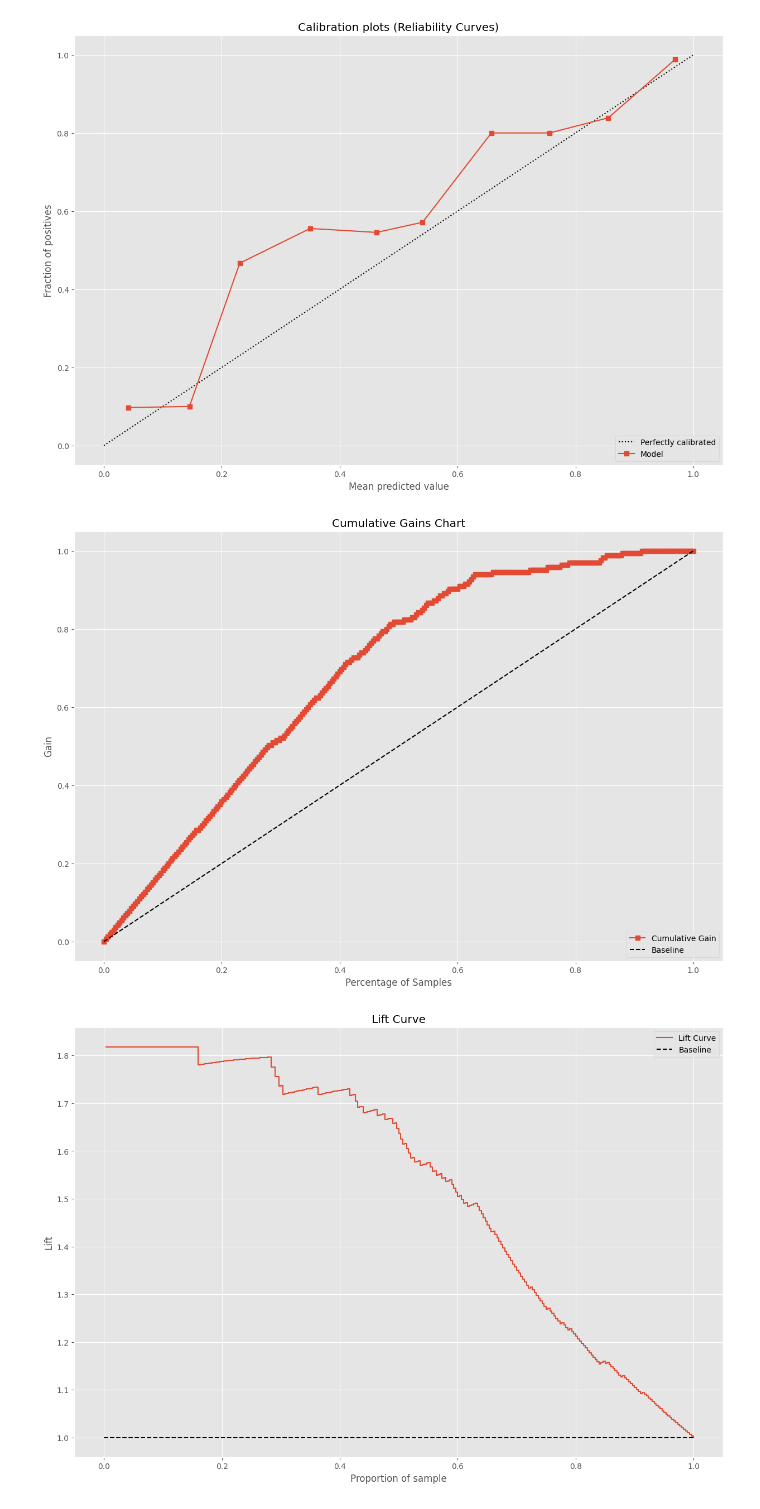
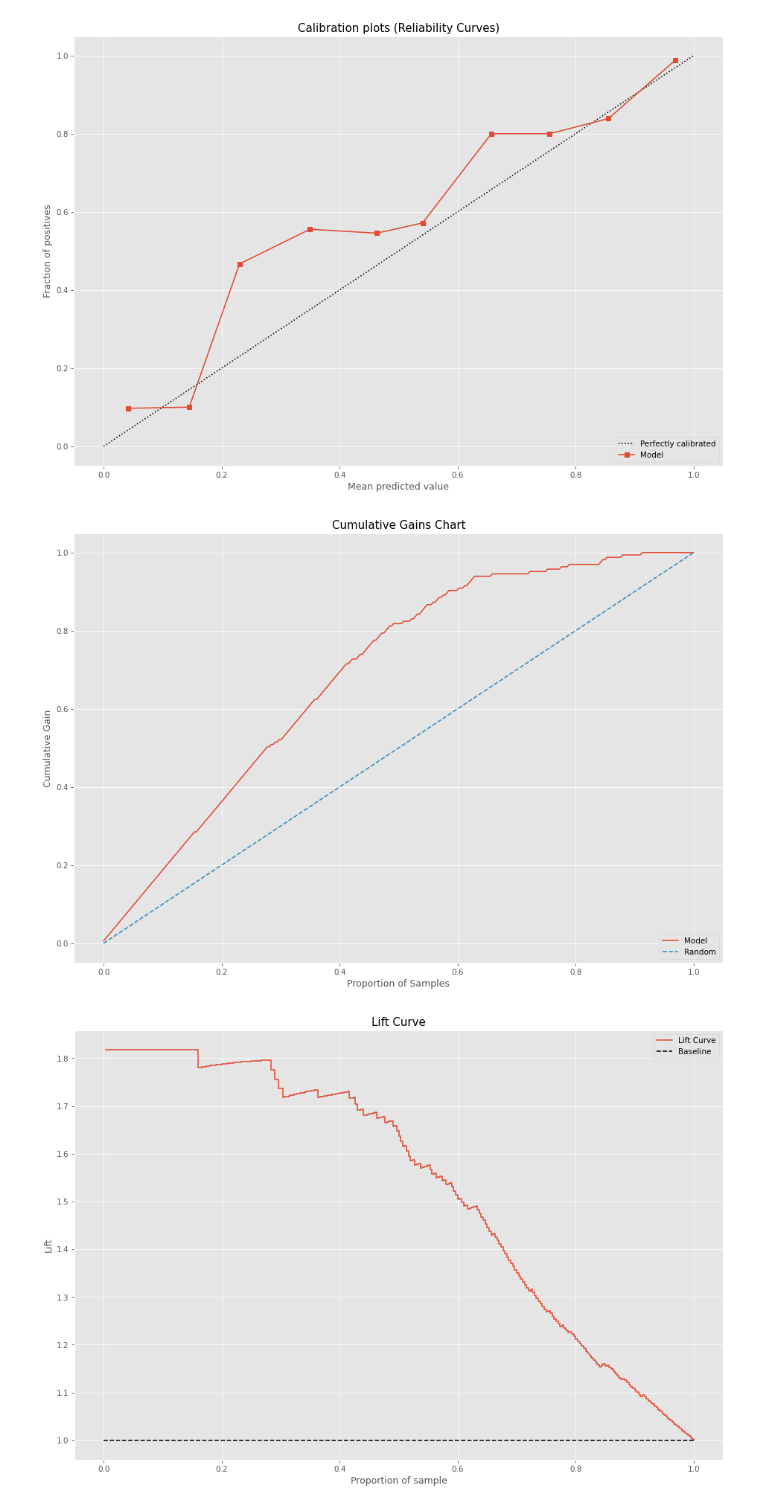
Before and after one commit to Alex-Lekov/metricsreport, a Jupyter notebook: exemples/classification.ipynb, the cells around one changed output. Cells and saved outputs as stored; diff of their text form; code cells hidden in the pictures.

```diff
--- a/exemples/classification.ipynb
+++ b/exemples/classification.ipynb
@@ -59,9 +63,9 @@ mr.plot_calibration_curve().show()
 # %% [output]
 [figure]
 # %%
-mr.plot_cumulative_gain().show()
+mr.plot_cumulative_gains_chart().show()
 # %% [output]
-[figure, old version]
+[figure, new version]
 # %%
 mr.plot_lift_curve().show()
 # %% [output]
```
Also changed, not shown: parts of 6 cells of this notebook, 2 other files.
